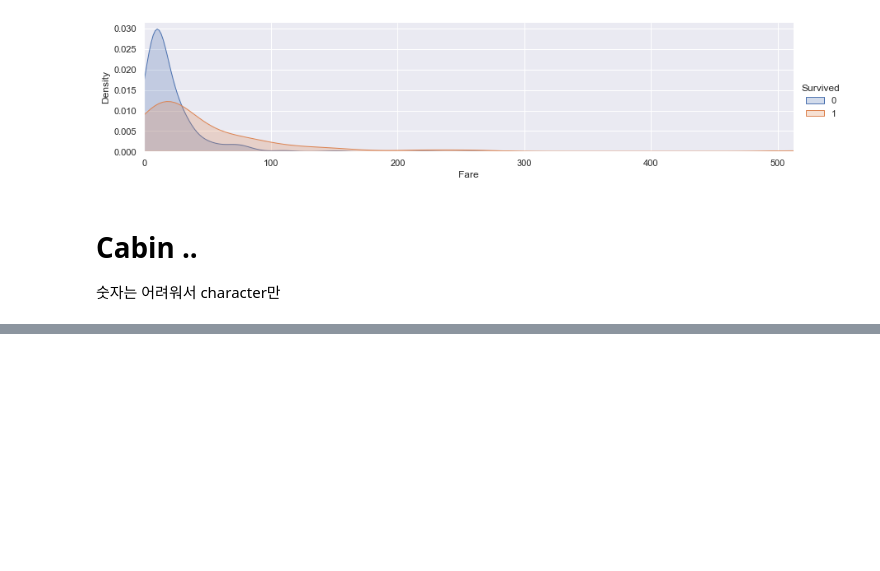
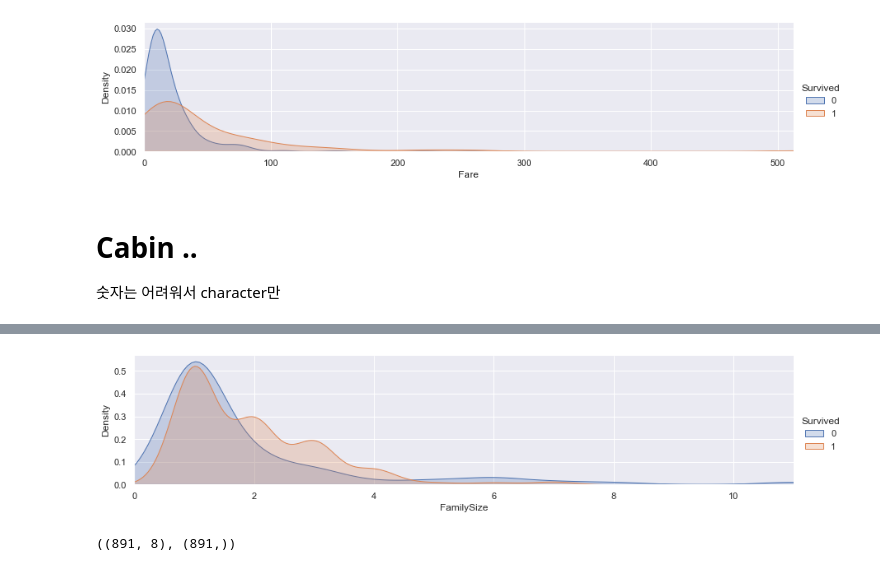
Before and after one commit to crickmj/Python_begins, a Jupyter notebook: for Practice/machinelearning_prac.ipynb, the cells around one changed output, grey strips where cells are left out. Drawn from its saved outputs; the diff is of its cells as text; code cells hidden in the pictures; blank space fills up the shorter version.

```diff
--- a/for Practice/machinelearning_prac.ipynb
+++ b/for Practice/machinelearning_prac.ipynb
@@ -909,0 +937,3 @@ plt.show()
+# %%
+train['Cabin'].fillna(train.groupby('Pclass')['Cabin'].transform('median'), inplace = True)
+test['Cabin'].fillna(test.groupby('Pclass')['Cabin'].transform('median'), inplace = True)
@@ -909,0 +942,12 @@ plt.show()
+# %%
+train['FamilySize'] = train['SibSp'] + train['Parch'] + 1
+test['FamilySize'] = test['SibSp'] + test['Parch'] + 1
+# %%
+facet = sns.FacetGrid(train, hue = 'Survived', aspect = 4)
+facet.map(sns.kdeplot, 'FamilySize', shade = True)
+facet.set(xlim = (0, train['FamilySize'].max()))
+facet.add_legend()
+
+plt.show()
+# %% [output]
+[figure, added]
@@ -909,0 +959,7 @@ plt.show()
+# %%
+train_data = train.drop('Survived', axis = 1)
+target = train['Survived']
+
+train_data.shape, target.shape
+# %% [output]
+((891, 8), (891,))
```
Also changed, not shown: parts of 8 cells of this notebook.
